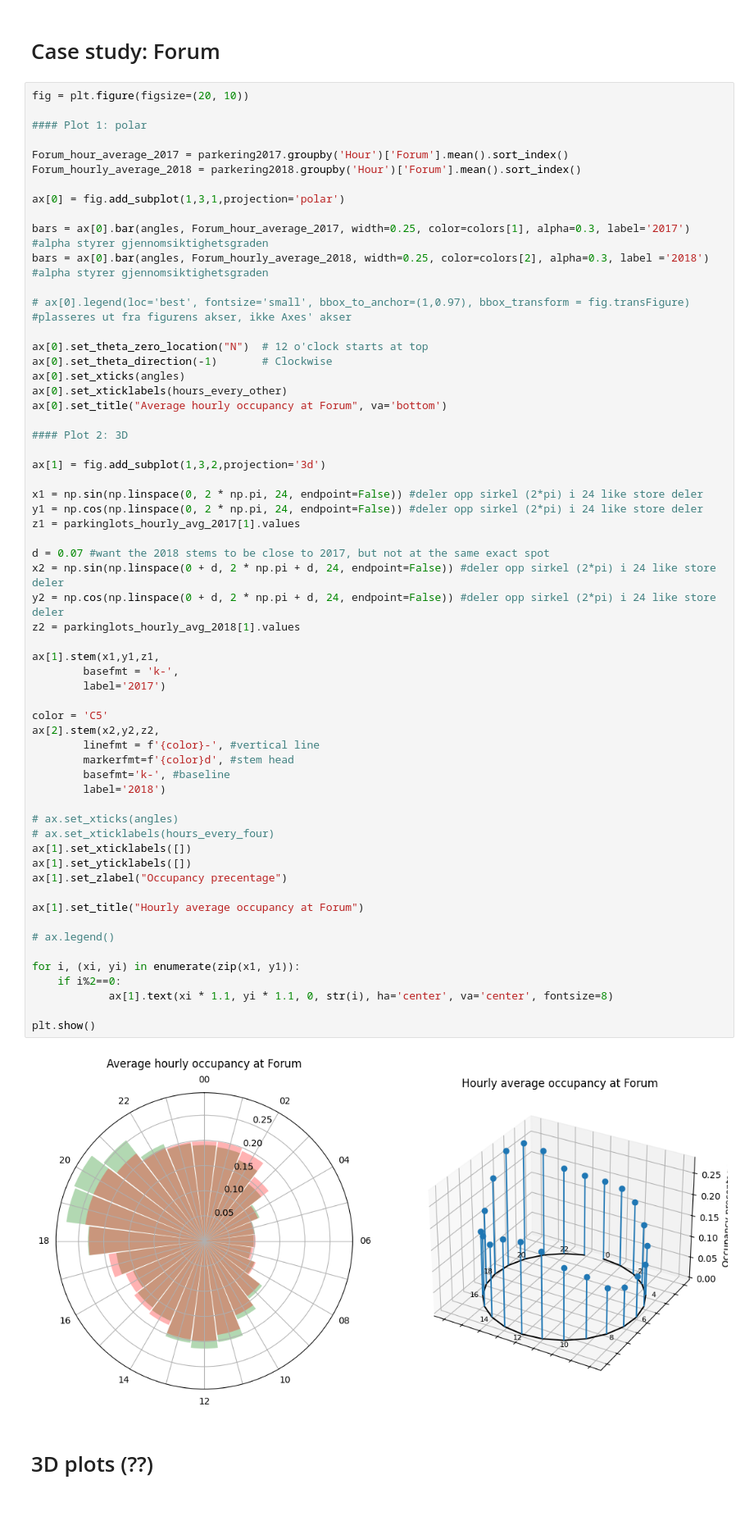
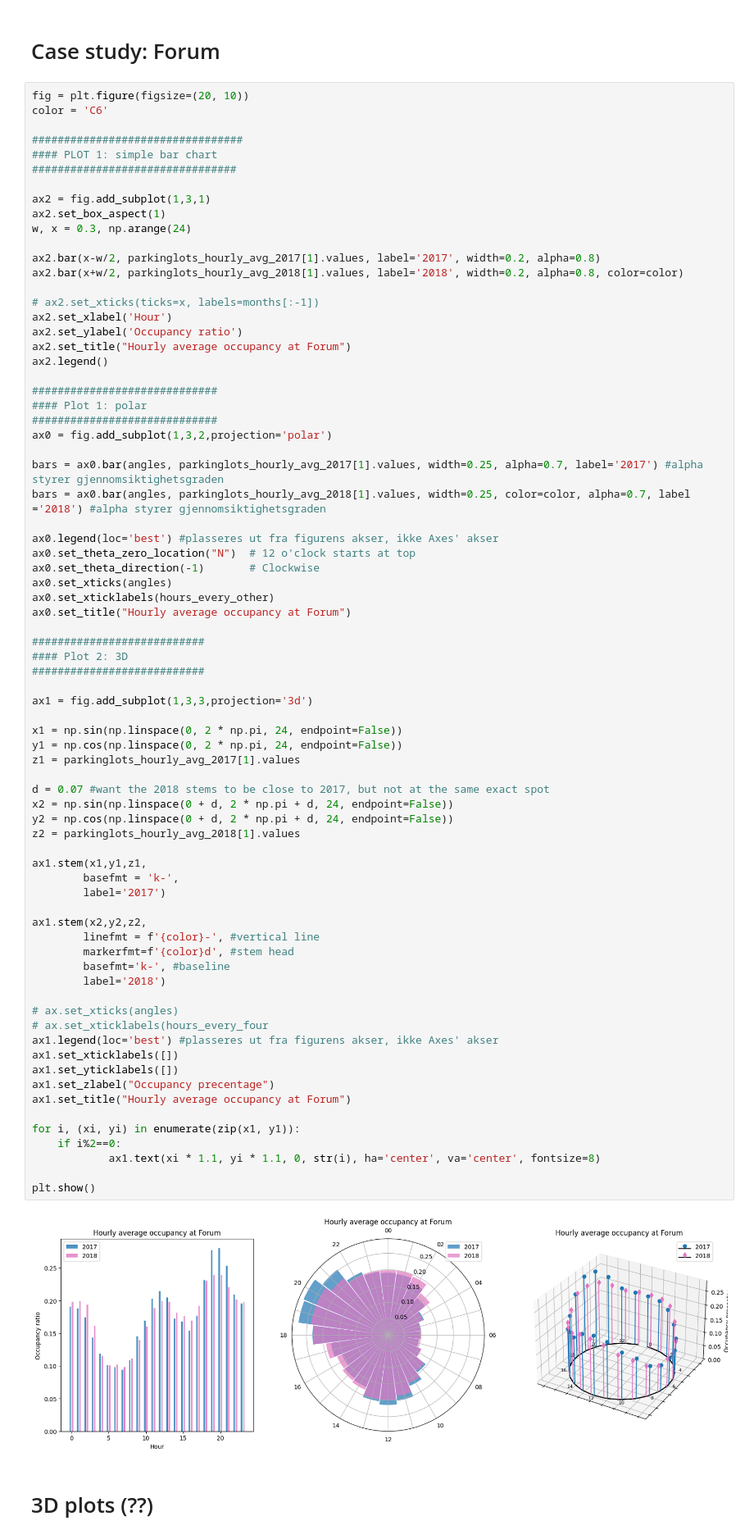
Before and after one commit to lenelise/stavanger_parkinglots, a Jupyter notebook: parking.ipynb, the cells around one changed output. Shown at 82% size. Saved outputs shown, nothing was run; the diff lists cells and outputs as text; blank space fills up the shorter version.

```diff
--- a/parking.ipynb
+++ b/parking.ipynb
@@ -295,65 +295,79 @@ plt.show()
 # Case study: Forum
 # %%
 fig = plt.figure(figsize=(20, 10))
+color = 'C6'
 
+#################################
+#### PLOT 1: simple bar chart
+################################
+
+ax2 = fig.add_subplot(1,3,1)
+ax2.set_box_aspect(1)
+w, x = 0.3, np.arange(24)
+
+ax2.bar(x-w/2, parkinglots_hourly_avg_2017[1].values, label='2017', width=0.2, alpha=0.8)
+ax2.bar(x+w/2, parkinglots_hourly_avg_2018[1].values, label='2018', width=0.2, alpha=0.8, color=color)
+
+# ax2.set_xticks(ticks=x, labels=months[:-1])
+ax2.set_xlabel('Hour')
+ax2.set_ylabel('Occupancy ratio')
+ax2.set_title("Hourly average occupancy at Forum")
+ax2.legend()
+
+#############################
 #### Plot 1: polar
+#############################
+ax0 = fig.add_subplot(1,3,2,projection='polar')
 
-Forum_hour_average_2017 = parkering2017.groupby('Hour')['Forum'].mean().sort_index()
-Forum_hourly_average_2018 = parkering2018.groupby('Hour')['Forum'].mean().sort_index()
+bars = ax0.bar(angles, parkinglots_hourly_avg_2017[1].values, width=0.25, alpha=0.7, label='2017') #alpha styrer gjennomsiktighetsgraden
+bars = ax0.bar(angles, parkinglots_hourly_avg_2018[1].values, width=0.25, color=color, alpha=0.7, label ='2018') #alpha styrer gjennomsiktighetsgraden
 
-ax[0] = fig.add_subplot(1,3,1,projection='polar')
+ax0.legend(loc='best') #plasseres ut fra figurens akser, ikke Axes' akser
+ax0.set_theta_zero_location("N")  # 12 o'clock starts at top
+ax0.set_theta_direction(-1)       # Clockwise
+ax0.set_xticks(angles)
+ax0.set_xticklabels(hours_every_other)
+ax0.set_title("Hourly average occupancy at Forum")
 
-bars = ax[0].bar(angles, Forum_hour_average_2017, width=0.25, color=colors[1], alpha=0.3, label='2017') #alpha styrer gjennomsiktighetsgraden
-bars = ax[0].bar(angles, Forum_hourly_average_2018, width=0.25, color=colors[2], alpha=0.3, label ='2018') #alpha styrer gjennomsiktighetsgraden
+###########################
+#### Plot 2: 3D
+###########################
 
-# ax[0].legend(loc='best', fontsize='small', bbox_to_anchor=(1,0.97), bbox_transform = fig.transFigure) #plasseres ut fra figurens akser, ikke Axes' akser
+ax1 = fig.add_subplot(1,3,3,projection='3d')
 
-ax[0].set_theta_zero_location("N")  # 12 o'clock starts at top
-ax[0].set_theta_direction(-1)       # Clockwise
-ax[0].set_xticks(angles)
-ax[0].set_xticklabels(hours_every_other)
-ax[0].set_title("Average hourly occupancy at Forum", va='bottom')
-
-#### Plot 2: 3D
-
-ax[1] = fig.add_subplot(1,3,2,projection='3d')
-
-x1 = np.sin(np.linspace(0, 2 * np.pi, 24, endpoint=False)) #deler opp sirkel (2*pi) i 24 like store deler
-y1 = np.cos(np.linspace(0, 2 * np.pi, 24, endpoint=False)) #deler opp sirkel (2*pi) i 24 like store deler
+x1 = np.sin(np.linspace(0, 2 * np.pi, 24, endpoint=False))
+y1 = np.cos(np.linspace(0, 2 * np.pi, 24, endpoint=False))
 z1 = parkinglots_hourly_avg_2017[1].values
 
 d = 0.07 #want the 2018 stems to be close to 2017, but not at the same exact spot
-x2 = np.sin(np.linspace(0 + d, 2 * np.pi + d, 24, endpoint=False)) #deler opp sirkel (2*pi) i 24 like store deler
-y2 = np.cos(np.linspace(0 + d, 2 * np.pi + d, 24, endpoint=False)) #deler opp sirkel (2*pi) i 24 like store deler
+x2 = np.sin(np.linspace(0 + d, 2 * np.pi + d, 24, endpoint=False))
+y2 = np.cos(np.linspace(0 + d, 2 * np.pi + d, 24, endpoint=False))
 z2 = parkinglots_hourly_avg_2018[1].values
 
-ax[1].stem(x1,y1,z1,
+ax1.stem(x1,y1,z1,
         basefmt = 'k-',
         label='2017')
 
-color = 'C5'
-ax[2].stem(x2,y2,z2,
+ax1.stem(x2,y2,z2,
         linefmt = f'{color}-', #vertical line
         markerfmt=f'{color}d', #stem head
         basefmt='k-', #baseline
         label='2018')
 
 # ax.set_xticks(angles)
-# ax.set_xticklabels(hours_every_four)
-ax[1].set_xticklabels([])
-ax[1].set_yticklabels([])
-ax[1].set_zlabel("Occupancy precentage")
-
-ax[1].set_title("Hourly average occupancy at Forum")
-
-# ax.legend()
+# ax.set_xticklabels(hours_every_four
+ax1.legend(loc='best') #plasseres ut fra figurens akser, ikke Axes' akser
+ax1.set_xticklabels([])
+ax1.set_yticklabels([])
+ax1.set_zlabel("Occupancy precentage")
+ax1.set_title("Hourly average occupancy at Forum")
 
 for i, (xi, yi) in enumerate(zip(x1, y1)):
     if i%2==0:
-            ax[1].text(xi * 1.1, yi * 1.1, 0, str(i), ha='center', va='center', fontsize=8)
+            ax1.text(xi * 1.1, yi * 1.1, 0, str(i), ha='center', va='center', fontsize=8)
 
 plt.show()
 # %% [output]
-[figure, old version]
+[figure, new version]
 # %% [markdown]
 # 3D plots (??)
```
Also changed, not shown: parts of 2 cells of this notebook.
